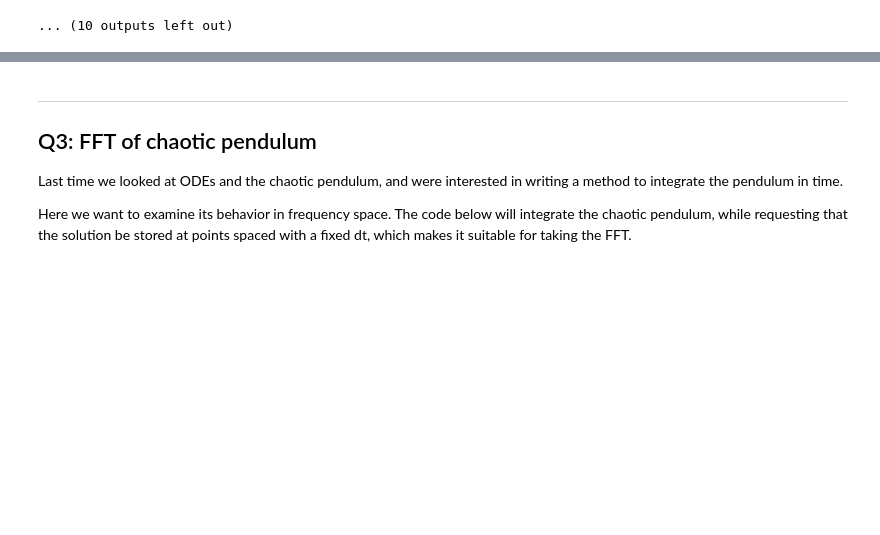
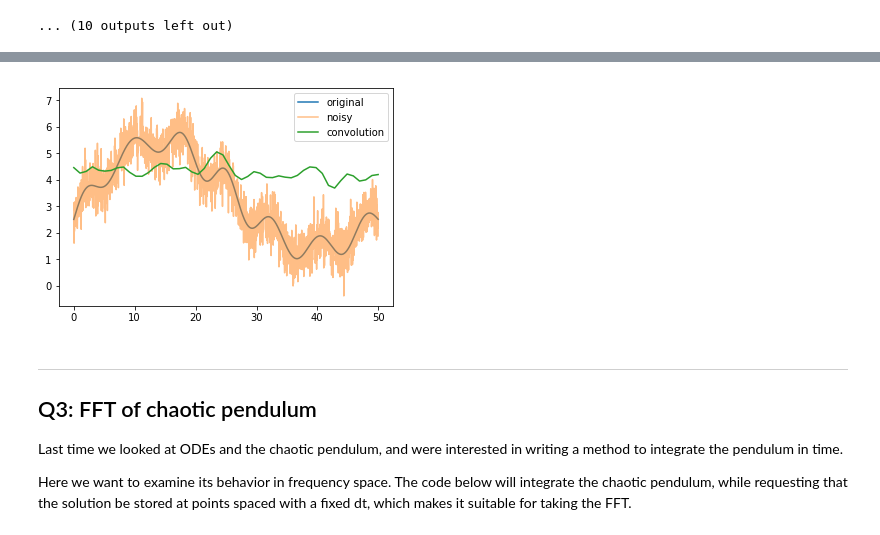
Before and after one commit to marivifs-teaching/test-repo-2021, a Jupyter notebook: amanda/amacinnis_scipy-exercises-2.ipynb, the cells around one changed output, grey strips where cells are left out. Saved outputs shown, nothing was run; the diff lists cells and outputs as text; code cells hidden in the pictures; blank space fills up the shorter version.

```diff
--- a/amanda/amacinnis_scipy-exercises-2.ipynb
+++ b/amanda/amacinnis_scipy-exercises-2.ipynb
@@ -253,3 +253,31 @@ I didn't get a chance to complete the questions below.
+# %%
+import scipy.signal as signal, scipy.integrate as integrate
+
+# get the gaussian window
+sigma=np.std(orig-noisy)
+gauss = signal.gaussian(50,1)
+
+# need to normalize the window - integrate it from xmin to xmax
+#normalization = integrate.simps(gauss, dx=x[1]-x[0])
+normalization = np.sum(gauss)
+gauss /= normalization
+#print("normalization = ", normalization)
+#print("integral over all points after normalization = ", integrate.simps(gauss, dx=x[1]-x[0]))
+
+# do the convolution
+convolution = signal.convolve(gauss, noisy, mode='same', method='auto')
+xvals = np.linspace(x[0], x[-1], len(convolution))
+
+# plot it
+fig, ax = plt.subplots()
+ax.plot(x, orig, label="original")
+ax.plot(x, noisy, label="noisy", alpha=0.5)
+ax.plot(xvals, convolution, label="convolution")
+
+ax.legend()
+plt.show()
+# %% [output]
+[figure, added]
 # %% [markdown]
 ---
 
```
Also changed, not shown: parts of 3 cells of this notebook.
